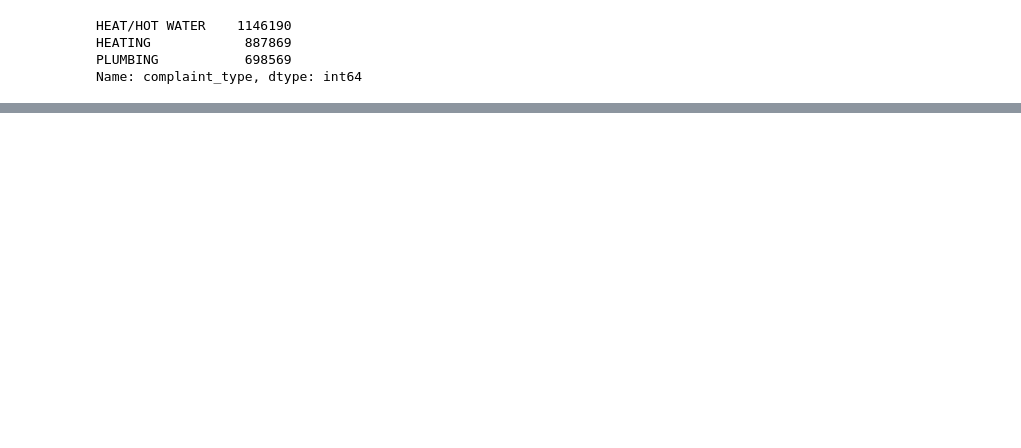
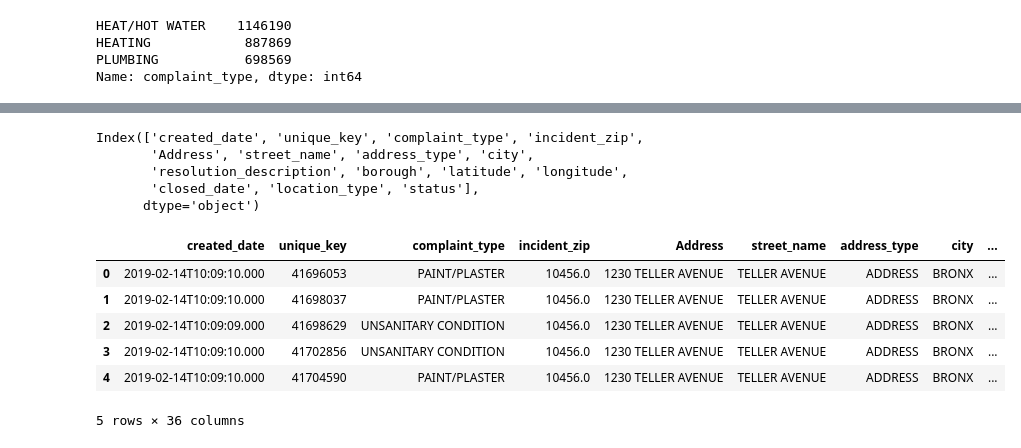
Before and after one commit to nabeel913/ibmWatsonCapstone, a Jupyter notebook: notebook1.ipynb, the cells around one changed output, grey strips where cells are left out. Drawn from its saved outputs; the diff is of its cells as text; code cells hidden in the pictures; blank space fills up the shorter version.

```diff
--- a/notebook1.ipynb
+++ b/notebook1.ipynb
@@ -31,0 +168,13 @@ Name: complaint_type, dtype: int64
+# %%
+A=df[df.borough=='BRONX']
+B=df[df.borough=='BROOKLYN']
+df = pd.concat([A,B])
+# %%
+df.rename(columns={'incident_address':'Address'},inplace=True)
+df.columns
+# %% [output]
+Index(['created_date', 'unique_key', 'complaint_type', 'incident_zip',
+       'Address', 'street_name', 'address_type', 'city',
+       'resolution_description', 'borough', 'latitude', 'longitude',
+       'closed_date', 'location_type', 'status'],
+      dtype='object')
@@ -31,0 +183,10 @@ Name: complaint_type, dtype: int64
+# %%
+X.head()
+# %% [output]
+|  | created_date | unique_key | complaint_type | incident_zip | Address | street_name | address_type | city | ... |
+| 0 | 2019-02-14T10:09:10.000 | 41696053 | PAINT/PLASTER | 10456.0 | 1230 TELLER AVENUE | TELLER AVENUE | ADDRESS | BRONX | ... |
+| 1 | 2019-02-14T10:09:10.000 | 41698037 | PAINT/PLASTER | 10456.0 | 1230 TELLER AVENUE | TELLER AVENUE | ADDRESS | BRONX | ... |
+| 2 | 2019-02-14T10:09:09.000 | 41698629 | UNSANITARY CONDITION | 10456.0 | 1230 TELLER AVENUE | TELLER AVENUE | ADDRESS | BRONX | ... |
+| 3 | 2019-02-14T10:09:10.000 | 41702856 | UNSANITARY CONDITION | 10456.0 | 1230 TELLER AVENUE | TELLER AVENUE | ADDRESS | BRONX | ... |
+| 4 | 2019-02-14T10:09:10.000 | 41704590 | PAINT/PLASTER | 10456.0 | 1230 TELLER AVENUE | TELLER AVENUE | ADDRESS | BRONX | ... |
+5 rows × 36 columns
```
Also changed, not shown: parts of 29 cells of this notebook.
